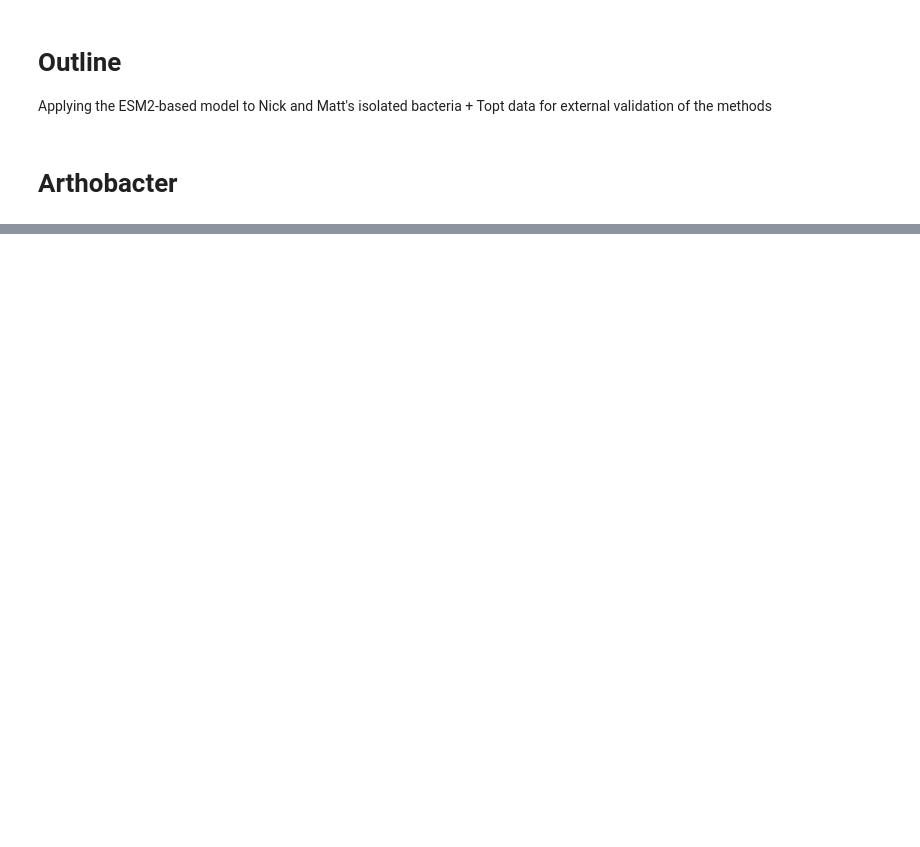
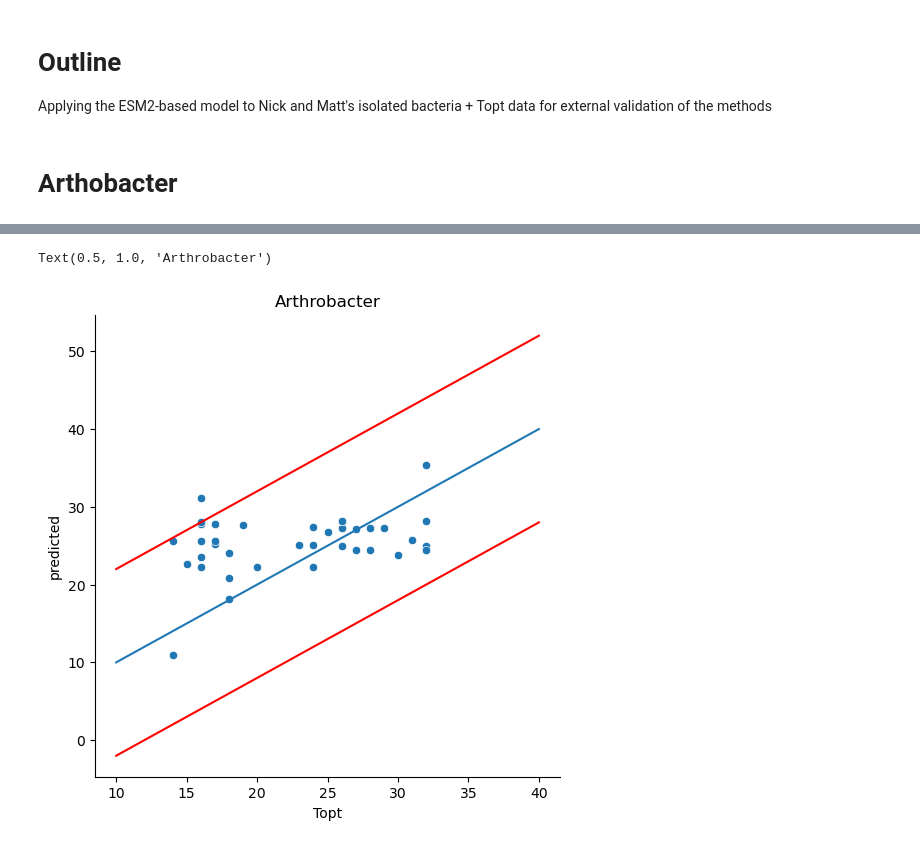
Before and after one commit to realmichaelhoffert/adenylate_kinase_ogt, a Jupyter notebook: notebooks/06_isolate_validation.ipynb, the cells around one changed output, grey strips where cells are left out. Drawn from its saved outputs; the diff is of its cells as text; code cells hidden in the pictures; blank space fills up the shorter version.

```diff
--- a/notebooks/06_isolate_validation.ipynb
+++ b/notebooks/06_isolate_validation.ipynb
@@ -38,0 +231,3 @@ Applying the ESM2-based model to Nick and Matt's isolated bacteria + Topt data f
+# %%
+arth_md = pd.read_csv('./../data/validation_datasets/Arthrobacter/md/2025_07_15-TOPT_Genomes.csv')
+arth_md.head()
@@ -38,0 +245,8 @@ Applying the ESM2-based model to Nick and Matt's isolated bacteria + Topt data f
+# %%
+with open('./../data/proclam/esm2_t6_8M_UR50D/models.pickle', 'rb') as handle:
+    models = pickle.load(handle)
+# %%
+y = arth_md.assign(id=arth_md['Genome_ID'].apply(lambda x: x.split('.fasta')[0])).set_index('id')['Topt']
+# %%
+high_frac_sites = (~arth_aln_df.eq('-')).sum() / arth_aln_df.shape[0]
+high_frac_sites[high_frac_sites < 0.25]
@@ -38,0 +266,28 @@ Applying the ESM2-based model to Nick and Matt's isolated bacteria + Topt data f
+# %%
+predictions = []
+for col in list(col_datasets.keys()):
+    if col in high_frac_sites[high_frac_sites < 0.5].index:
+        predictions.append(pd.Series(index=col_datasets[col].T.index, data=models[col].predict(col_datasets[col].T), name=col))
+
+y_pred = pd.concat(predictions, axis=1)
+y_pred.index = [s.split('|')[1].split('_hmm')[0] for s in y_pred.index]
+y_mean = y_pred.mean(1).rename('predicted')
+plotdf = pd.merge(y_mean,
+         y,
+         left_index=True, right_index=True)
+
+fig, ax = plt.subplots(figsize=(6,6))
+sns.scatterplot(data=plotdf, y='predicted', x='Topt')
+
+_x, _y = 10, 40
+rmse = 12
+plt.plot((_x, _y), (_x-rmse, _y-rmse), color='r')
+plt.plot((_x, _y), (_x+rmse, _y+rmse), color='r')
+plt.plot((_x, _y), (_x, _y))
+
+sns.despine()
+
+ax.set_title('Arthrobacter')
+# %% [output]
+Text(0.5, 1.0, 'Arthrobacter')
+[figure, added]
```
Also changed, not shown: parts of 80 cells of this notebook, 3 other files.
